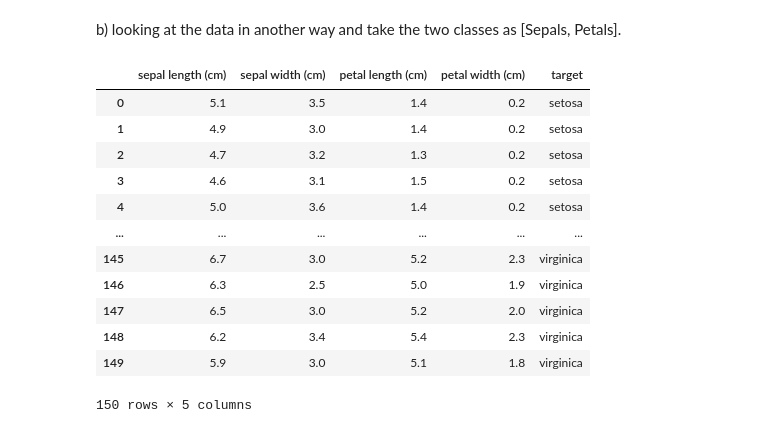
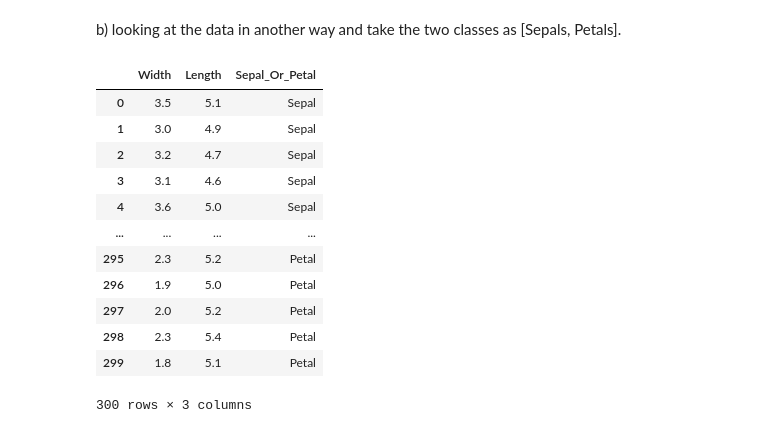
Before and after one commit to notPlancha/eda-lab-1, a Jupyter notebook: src/2.ipynb, the cells around one changed output. Cells and saved outputs as stored; diff of their text form; code cells hidden in the pictures.

```diff
--- a/src/2.ipynb
+++ b/src/2.ipynb
@@ -78,19 +78,31 @@ plots[2]
 [figure]
 # %% [markdown]
 b) looking at the data in another way and take the two classes as [Sepals, Petals].
-# %%
-iris # have no idea what this means
-# %% [output]
-|  | sepal length (cm) | sepal width (cm) | petal length (cm) | petal width (cm) | target |
-| 0 | 5.1 | 3.5 | 1.4 | 0.2 | setosa |
-| 1 | 4.9 | 3.0 | 1.4 | 0.2 | setosa |
-| 2 | 4.7 | 3.2 | 1.3 | 0.2 | setosa |
-| 3 | 4.6 | 3.1 | 1.5 | 0.2 | setosa |
-| 4 | 5.0 | 3.6 | 1.4 | 0.2 | setosa |
-| ... | ... | ... | ... | ... | ... |
-| 145 | 6.7 | 3.0 | 5.2 | 2.3 | virginica |
-| 146 | 6.3 | 2.5 | 5.0 | 1.9 | virginica |
-| 147 | 6.5 | 3.0 | 5.2 | 2.0 | virginica |
-| 148 | 6.2 | 3.4 | 5.4 | 2.3 | virginica |
-| 149 | 5.9 | 3.0 | 5.1 | 1.8 | virginica |
-150 rows × 5 columns
+# %%
+# append to sepal lenght column the sepal width column, and append to sepal width column the petal length column
+# lord forgive me for what I'm about to do
+
+import numpy as np
+
+data_other_way = pd.DataFrame(
+  {
+    "Width": np.concatenate([iris["sepal width (cm)"], iris["petal width (cm)"]]),
+    "Length": np.concatenate([iris["sepal length (cm)"], iris["petal length (cm)"]]),
+    "Sepal_Or_Petal": np.concatenate([np.repeat("Sepal", len(iris)), np.repeat("Petal", len(iris))])
+  }
+)
+data_other_way
+# %% [output]
+|  | Width | Length | Sepal_Or_Petal |
+| 0 | 3.5 | 5.1 | Sepal |
+| 1 | 3.0 | 4.9 | Sepal |
+| 2 | 3.2 | 4.7 | Sepal |
+| 3 | 3.1 | 4.6 | Sepal |
+| 4 | 3.6 | 5.0 | Sepal |
+| ... | ... | ... | ... |
+| 295 | 2.3 | 5.2 | Petal |
+| 296 | 1.9 | 5.0 | Petal |
+| 297 | 2.0 | 5.2 | Petal |
+| 298 | 2.3 | 5.4 | Petal |
+| 299 | 1.8 | 5.1 | Petal |
+300 rows × 3 columns
```
Also changed, not shown: parts of 1 cell of this notebook, 2 other files.
